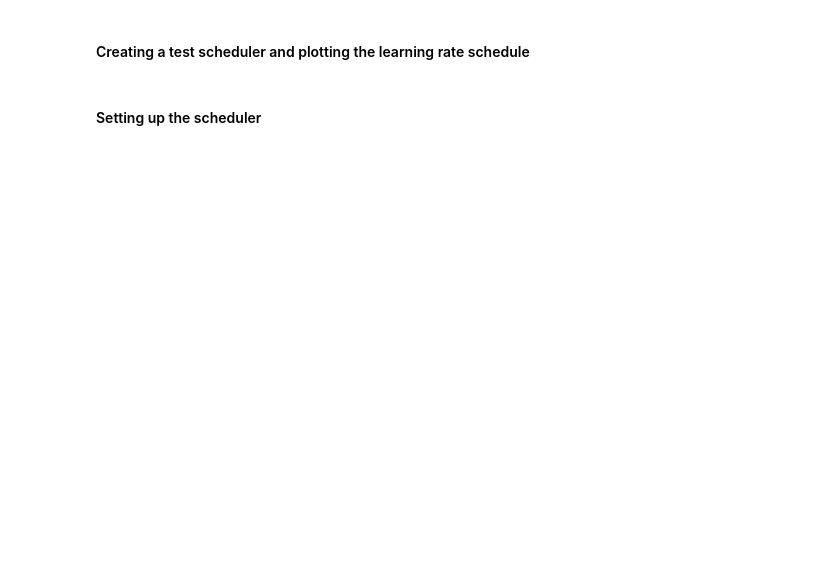
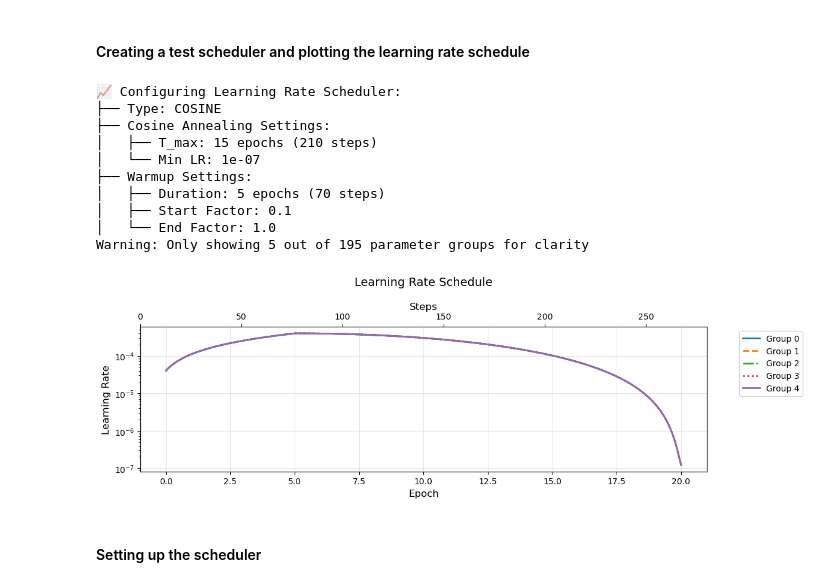
Before and after one commit to ranai-srivastav/IDL4-Transfomers, a Jupyter notebook: IDL-HW4/HW4P2_Student_Starter_Notebook.ipynb, the cells around one changed output. Cells and saved outputs as stored; diff of their text form; code cells hidden in the pictures; blank space fills up the shorter version.

```diff
--- a/IDL-HW4/HW4P2_Student_Starter_Notebook.ipynb
+++ b/IDL-HW4/HW4P2_Student_Starter_Notebook.ipynb
@@ -663,11 +708,16 @@ model_config.update({
     'num_classes': Tokenizer.vocab_size
 })
 
-model = EncoderDecoderTransformer(**model_config)
+model = EncoderDecoderTransformer(**model_config).to(device=device).float()
 
 # Get some inputs from the train dataloader
 for batch in train_loader:
     padded_feats, padded_shifted, padded_golden, feat_lengths, transcript_lengths = batch
+    padded_feats = padded_feats.to(device=device)
+    padded_shifted = padded_shifted.to(device=device)
+    padded_golden = padded_golden.to(device=device)
+    feat_lengths = feat_lengths.to(device=device)
+    transcript_lengths = transcript_lengths.to(device=device)
     break
 
 total_param = sum(p.numel() for p in model.parameters() if p.requires_grad)
@@ -689,7 +757,6 @@ trainer = ASRTrainer(
     model=model,
     tokenizer=Tokenizer,
     config=config,
-    run_name="add_run_name",
+    run_name="HW4P2_ablation1", # TODO: Change to your desired wandb run name
     config_file="config.yaml",
-    device=device
-)
+    device=device)
@@ -709,5 +784,4 @@ We also provide a utility function to create your own optimizer and scheduler wi
 # %%
 trainer.optimizer = create_optimizer(
     model=model,
-    opt_config=config['optimizer']
-)
+    opt_config=config['optimizer'])
@@ -716,17 +807,27 @@ trainer.optimizer = create_optimizer(
 # %%
 test_scheduler = create_scheduler(
     optimizer=trainer.optimizer,
     scheduler_config=config['scheduler'],
     train_loader=train_loader,
-    gradient_accumulation_steps=config['training']['gradient_accumulation_steps']
-)
+    gradient_accumulation_steps=config['training']['gradient_accumulation_steps'])
 
 plot_lr_schedule(
     scheduler=test_scheduler,
     num_epochs=20,
     train_loader=train_loader,
-    gradient_accumulation_steps=config['training']['gradient_accumulation_steps']
-)
+    gradient_accumulation_steps=config['training']['gradient_accumulation_steps'])
+# %% [output]
+📈 Configuring Learning Rate Scheduler:
+├── Type: COSINE
+├── Cosine Annealing Settings:
+│   ├── T_max: 15 epochs (210 steps)
+│   └── Min LR: 1e-07
+├── Warmup Settings:
+│   ├── Duration: 5 epochs (70 steps)
+│   ├── Start Factor: 0.1
+│   └── End Factor: 1.0
+Warning: Only showing 5 out of 195 parameter groups for clarity
+[figure, added]
 # %% [markdown]
 #### Setting up the scheduler
 # %%
```
Also changed, not shown: parts of 15 cells of this notebook, 7 other files.
